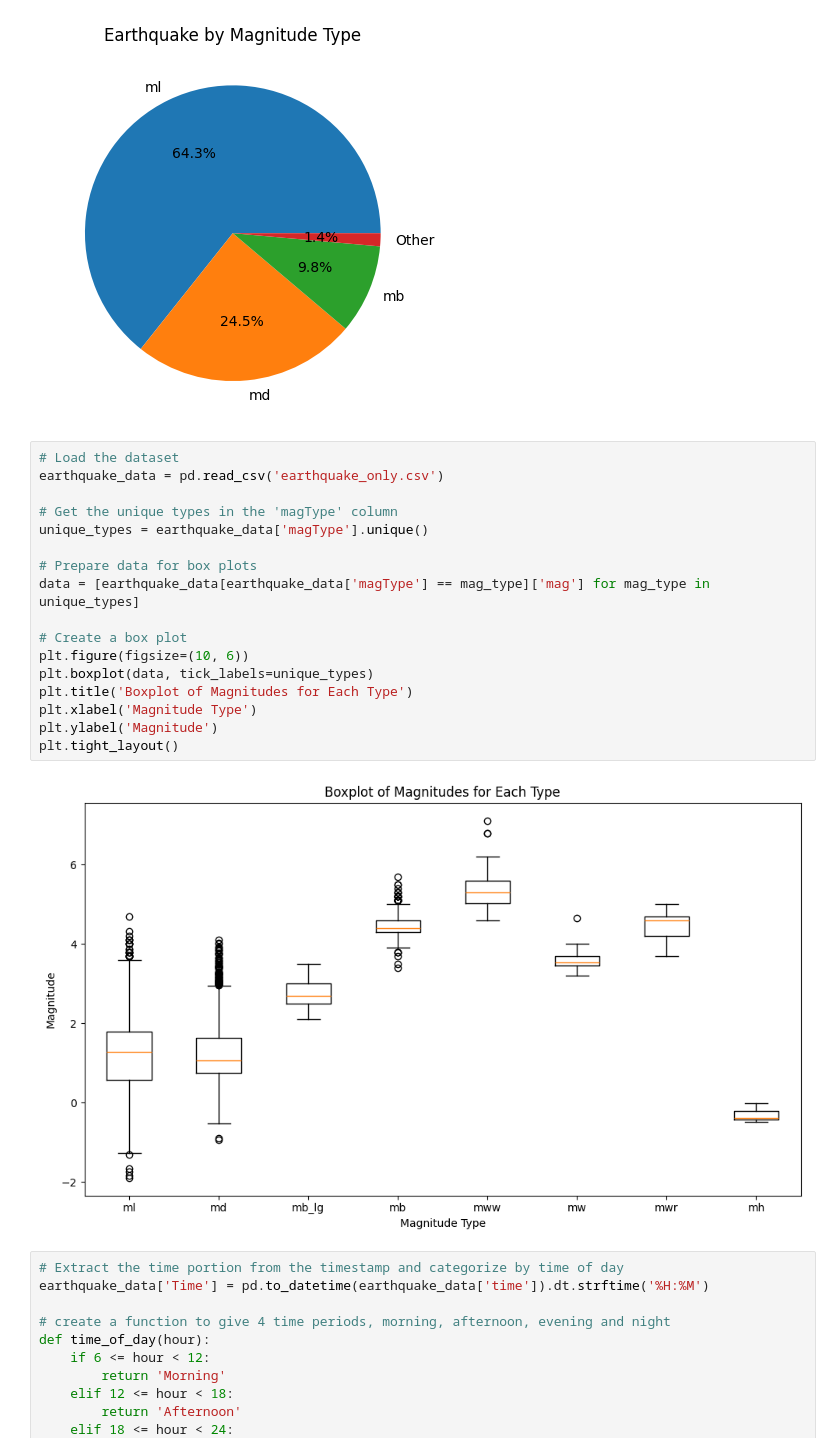
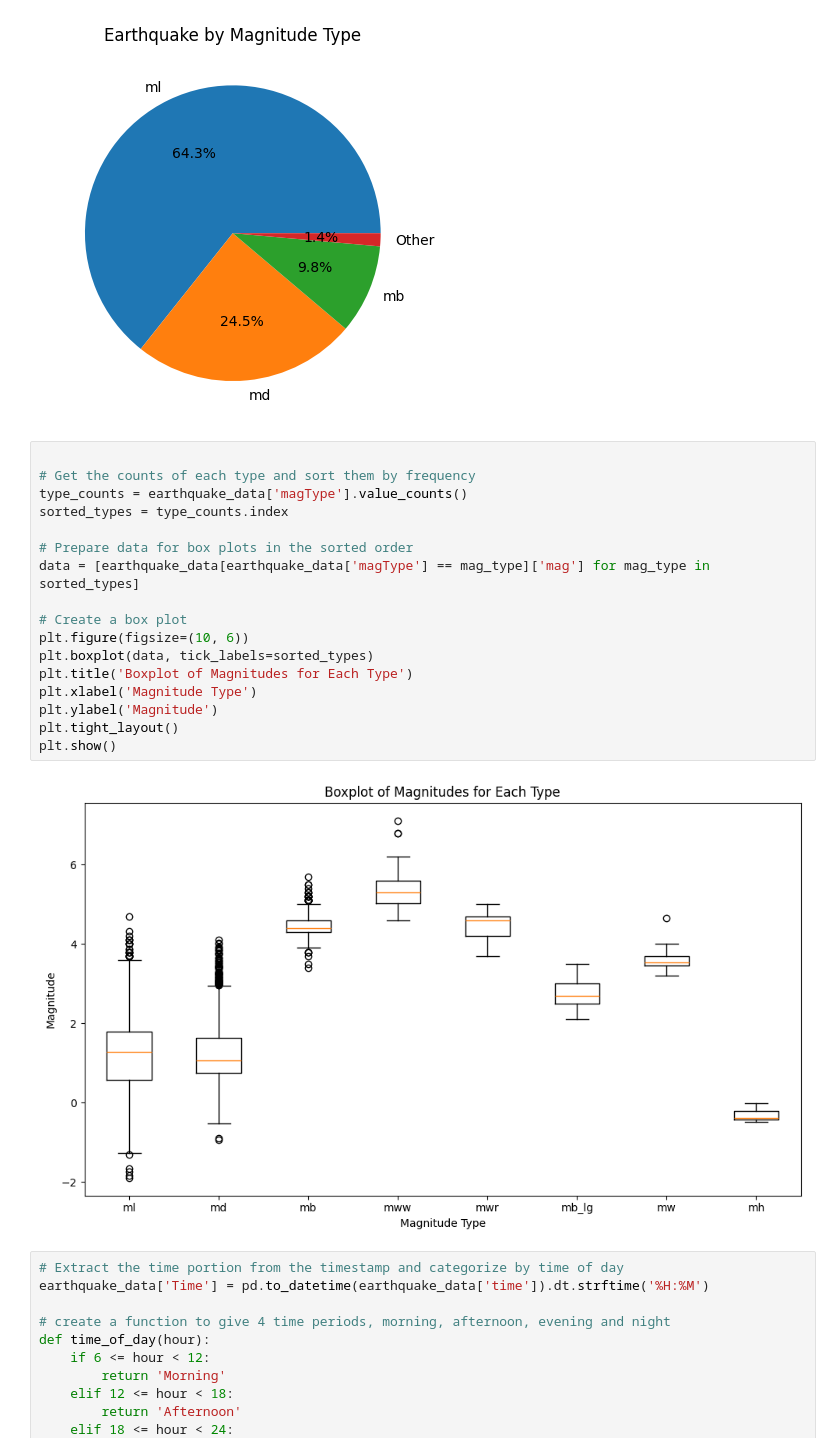
Before and after one commit to LynseyK/Assignment-5---Data-Visualisation, a Jupyter notebook: earthquake assignment.ipynb, the cells around one changed output. Cells and saved outputs as stored; diff of their text form.

```diff
--- a/earthquake assignment.ipynb
+++ b/earthquake assignment.ipynb
@@ -169,24 +169,24 @@ plt.show()
 # %% [output]
 [figure]
 # %%
-# Load the dataset
-earthquake_data = pd.read_csv('earthquake_only.csv')
 
-# Get the unique types in the 'magType' column
-unique_types = earthquake_data['magType'].unique()
+# Get the counts of each type and sort them by frequency
+type_counts = earthquake_data['magType'].value_counts()
+sorted_types = type_counts.index
 
-# Prepare data for box plots
-data = [earthquake_data[earthquake_data['magType'] == mag_type]['mag'] for mag_type in unique_types]
+# Prepare data for box plots in the sorted order
+data = [earthquake_data[earthquake_data['magType'] == mag_type]['mag'] for mag_type in sorted_types]
 
 # Create a box plot
 plt.figure(figsize=(10, 6))
-plt.boxplot(data, tick_labels=unique_types)
+plt.boxplot(data, tick_labels=sorted_types)
 plt.title('Boxplot of Magnitudes for Each Type')
 plt.xlabel('Magnitude Type')
 plt.ylabel('Magnitude')
 plt.tight_layout()
+plt.show()
 # %% [output]
-[figure, old version]
+[figure, new version]
 # %%
 # Extract the time portion from the timestamp and categorize by time of day
 earthquake_data['Time'] = pd.to_datetime(earthquake_data['time']).dt.strftime('%H:%M')
```
Also changed, not shown: parts of 1 cell of this notebook.
